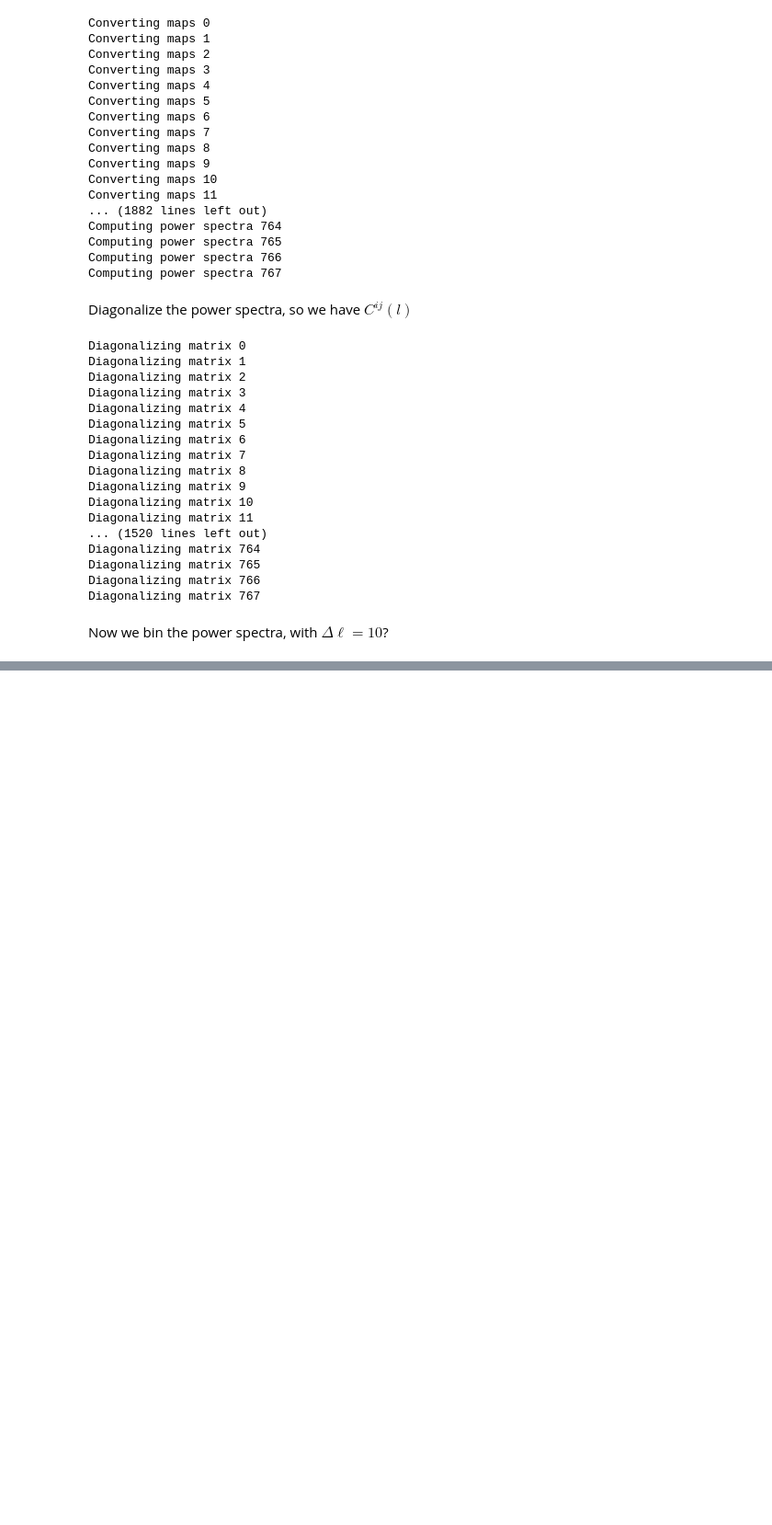
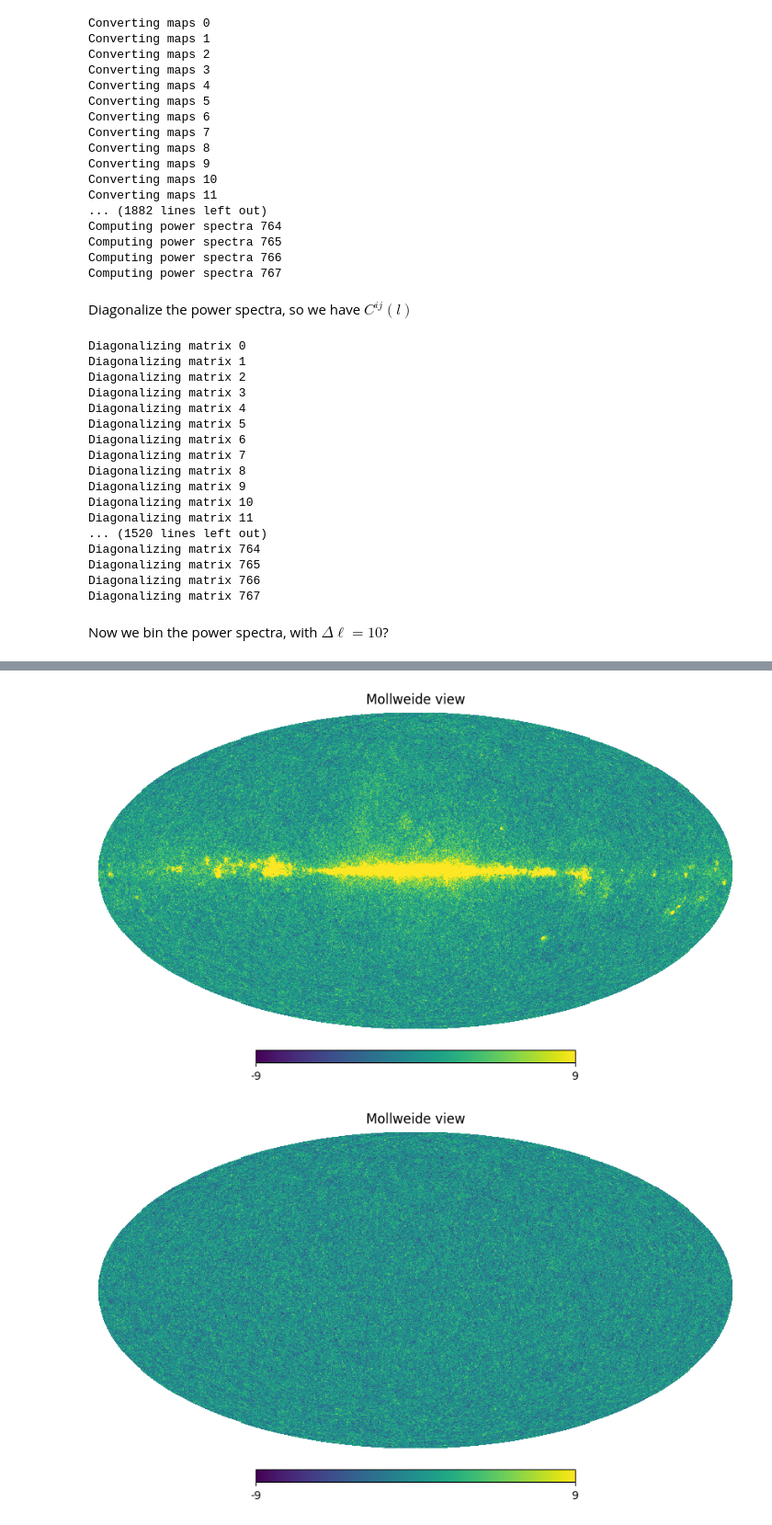
Before and after one commit to urwa99/MASS_Thesis, a Jupyter notebook: HI/SMICA.ipynb, the cells around one changed output, grey strips where cells are left out. Shown at 92% size. Saved outputs shown, nothing was run; the diff lists cells and outputs as text; code cells hidden in the pictures; blank space fills up the shorter version.

```diff
--- a/HI/SMICA.ipynb
+++ b/HI/SMICA.ipynb
@@ -167,0 +345,6 @@ hi_binned= bin_spectra(hi, nside, 10)
+# %%
+hp.mollview(smoothed_maps[0], min=-9, max=9)
+hp.mollview(smoothed_hi_maps[0], min=-9, max=9)
+# %% [output]
+[figure, added]
+[figure, added]
```
Also changed, not shown: parts of 45 cells of this notebook.
